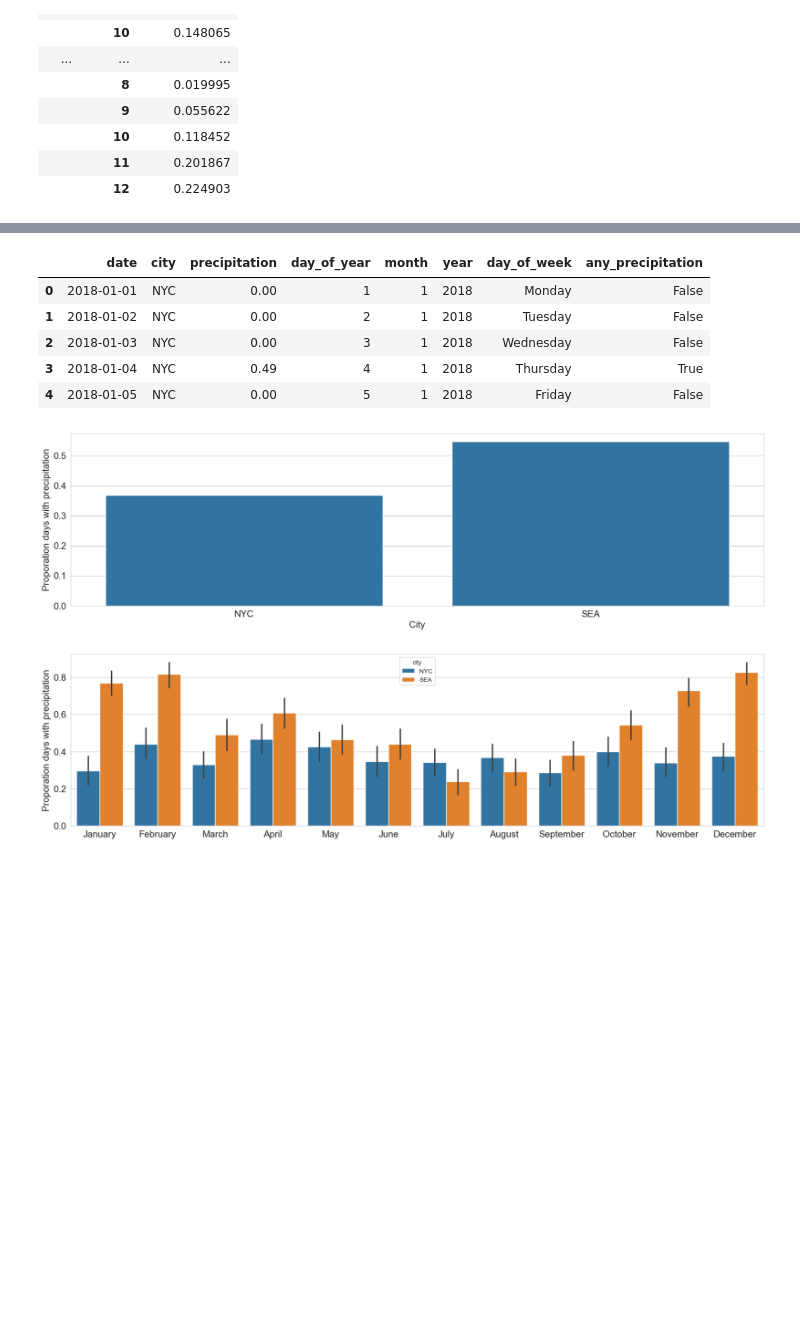
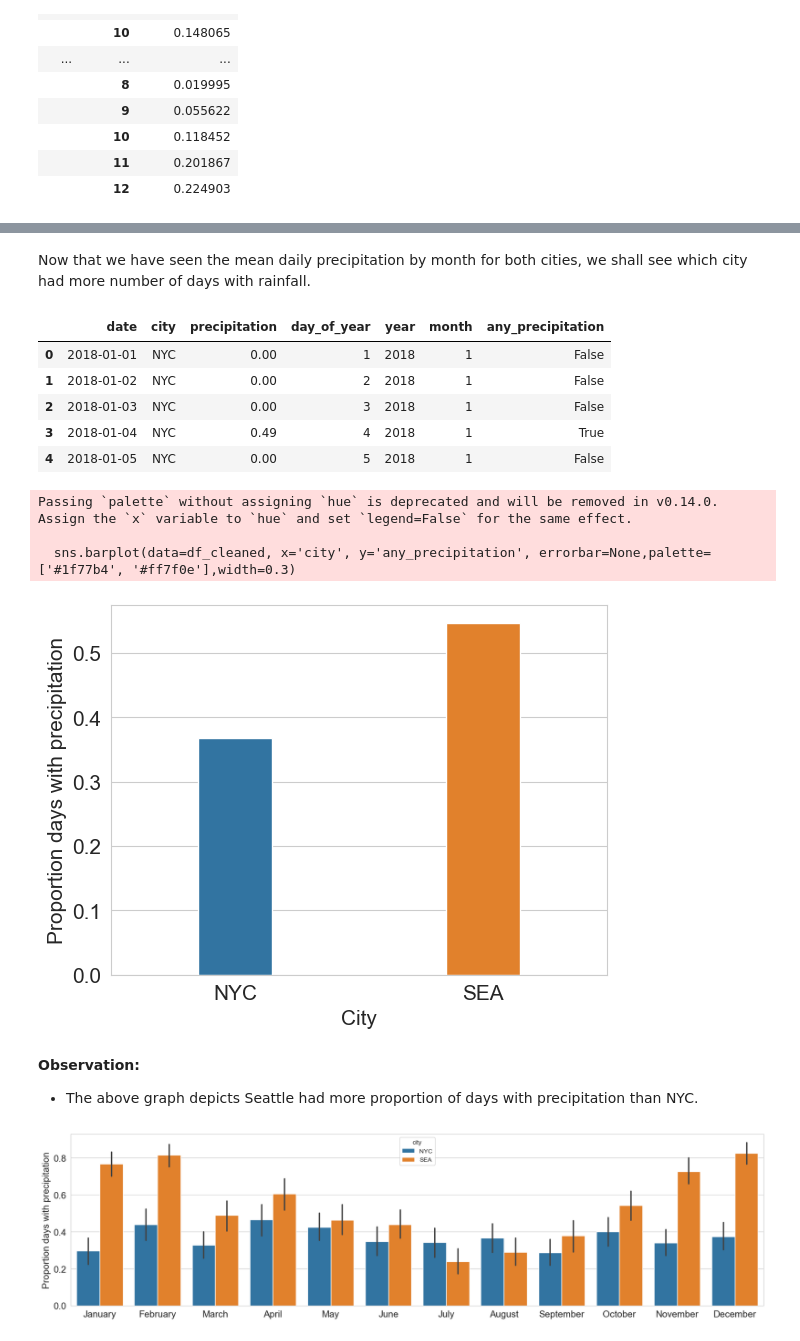
Before and after one commit to rkamatn/weather, a Jupyter notebook: code/Exploratory_data.ipynb, the cells around one changed output, grey strips where cells are left out. Drawn from its saved outputs; the diff is of its cells as text; code cells hidden in the pictures; blank space fills up the shorter version.

```diff
--- a/code/Exploratory_data.ipynb
+++ b/code/Exploratory_data.ipynb
@@ -121,7 +134,6 @@ Year 2020,2021,2022: mean for SEA is higher compared to NYC which means there wa
 # %%
-# Create a new column for the month & year
+# Create a new column for the month.
+
 df_cleaned['month'] = pd.DatetimeIndex(df_cleaned['date']).month
-df_cleaned['year'] = pd.DatetimeIndex(df_cleaned['date']).year
-df_cleaned['day_of_week'] = pd.DatetimeIndex(df_cleaned['date']).day_name()
 df_cleaned.head()
 # %% [output]
@@ -198,27 +190,0 @@ plt.show()
-# %%
-df_cleaned['year'] = df_cleaned['date'].dt.year
-
-# Get unique years
-years = sorted(df_cleaned['year'].unique())
-
-# Create subplots - one row per year
-fig, axes = plt.subplots(len(years), 1, figsize=(20, 25), sharex=False)
-
-month_names = list(calendar.month_name[1:])  # ['January', ..., 'December']
-
-for i, year in enumerate(years):
-    ax = axes[i]
-    sns.boxplot(
-        data=df_cleaned[df_cleaned['year'] == year],
-        x='month', y='precipitation', hue='city',
-        ax=ax
-    )
-    ax.set_title(f"Monthly Precipitation Distribution in {year}", fontsize=16)
-    ax.set_xlabel("Month", fontsize=14)
-    ax.set_ylabel("Precipitation (inches)", fontsize=14)
-    ax.tick_params(labelsize=12)
-    ax.set_xticks(range(0,12))
-    ax.set_xticklabels(month_names, rotation=45)  # add month names
-
-plt.tight_layout()
-plt.show()
@@ -283,25 +226,33 @@ plt.show()
+# %% [markdown]
+Now that we have seen the mean daily precipitation by month for both cities, we shall see which city had more number of days with rainfall.
 # %%
 # Add a new column indicating if any precipitation occurred
-df_cleaned['any_precipitation']=df_cleaned['precipitation']>0
+
+df_cleaned['any_precipitation'] = df_cleaned['precipitation']>0
 df_cleaned.head()
 # %% [output]
-|  | date | city | precipitation | day_of_year | month | year | day_of_week | any_precipitation |
-| 0 | 2018-01-01 | NYC | 0.00 | 1 | 1 | 2018 | Monday | False |
-| 1 | 2018-01-02 | NYC | 0.00 | 2 | 1 | 2018 | Tuesday | False |
-| 2 | 2018-01-03 | NYC | 0.00 | 3 | 1 | 2018 | Wednesday | False |
-| 3 | 2018-01-04 | NYC | 0.49 | 4 | 1 | 2018 | Thursday | True |
-| 4 | 2018-01-05 | NYC | 0.00 | 5 | 1 | 2018 | Friday | False |
+|  | date | city | precipitation | day_of_year | year | month | any_precipitation |
+| 0 | 2018-01-01 | NYC | 0.00 | 1 | 2018 | 1 | False |
+| 1 | 2018-01-02 | NYC | 0.00 | 2 | 2018 | 1 | False |
+| 2 | 2018-01-03 | NYC | 0.00 | 3 | 2018 | 1 | False |
+| 3 | 2018-01-04 | NYC | 0.49 | 4 | 2018 | 1 | True |
+| 4 | 2018-01-05 | NYC | 0.00 | 5 | 2018 | 1 | False |
 # %%
 # Plot the proportion of days with any precipitation
 
-plt.figure(figsize=(20, 5))
-sns.barplot(data=df_cleaned, x='city', y='any_precipitation', errorbar=None)
+sns.barplot(data=df_cleaned, x='city', y='any_precipitation', errorbar=None,palette=['#1f77b4', '#ff7f0e'],width=0.3)
 plt.xlabel('City', fontsize=15)
-plt.ylabel('Proporation days with precipitation', fontsize=15)
+plt.ylabel('Proportion days with precipitation', fontsize=15)
 plt.tick_params(labelsize=15)
 plt.show()
 # %% [output]
+Passing `palette` without assigning `hue` is deprecated and will be removed in v0.14.0. Assign the `x` variable to `hue` and set `legend=False` for the same effect.
+
+  sns.barplot(data=df_cleaned, x='city', y='any_precipitation', errorbar=None,palette=['#1f77b4', '#ff7f0e'],width=0.3)
-[figure, old version]
+[figure, new version]
+# %% [markdown]
+<b> Observation: </b>
+* The above graph depicts Seattle had more proportion of days with precipitation than NYC.
 # %%
 # Plot the proportion of days with any precipitation by month for each city
 plt.figure(figsize=(20, 5))
```
Also changed, not shown: parts of 44 cells of this notebook, 4 other files.
